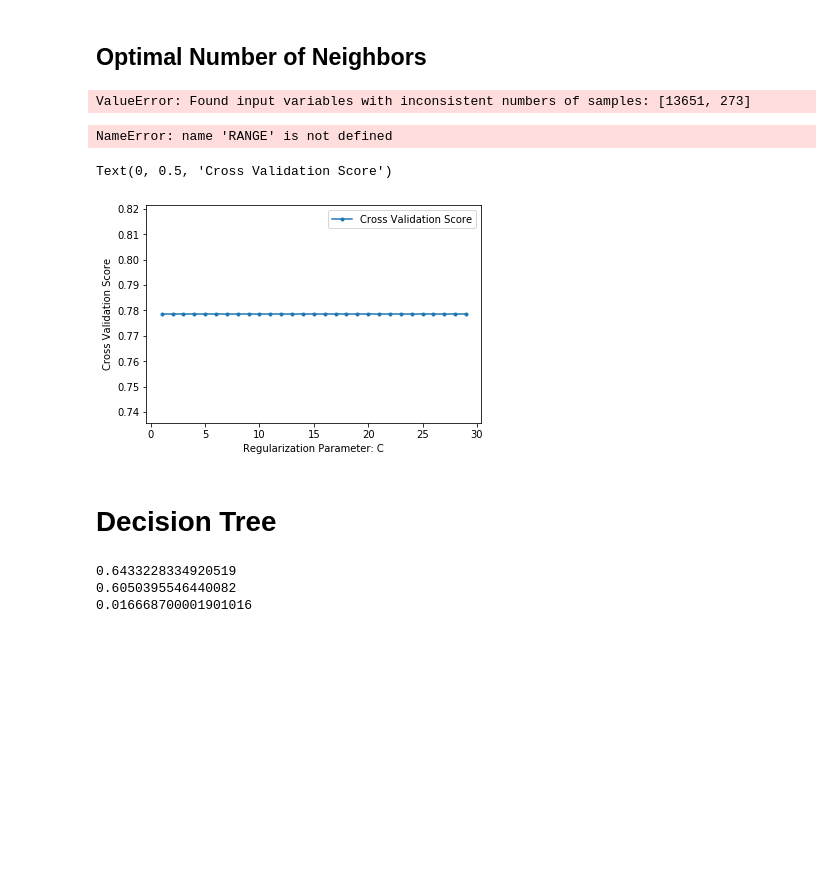
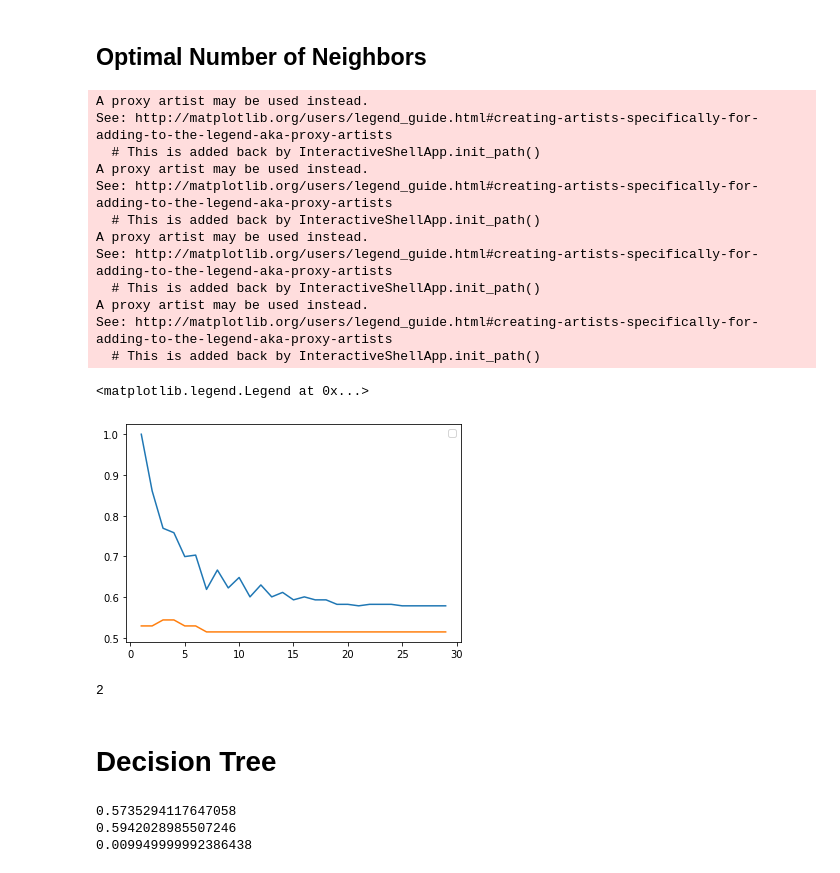
Before and after one commit to alireza-alizadegan/Hotel-Review, a Jupyter notebook: Modeling .ipynb, the cells around one changed output. Drawn from its saved outputs; the diff is of its cells as text; code cells hidden in the pictures; blank space fills up the shorter version.

```diff
--- a/Modeling .ipynb
+++ b/Modeling .ipynb
@@ -223,18 +223,24 @@ train_sample_df = train_df.sample(frac=0.02, random_state=42)
 test_sample_df = test_df.sample(frac=0.02, random_state=42)
 # %%
-X_train_sample = train_sample_df.iloc[:,:-1]
-y_train_sample = train_sample_df.iloc[:,-1]
+X_remainder_sample = remainder_sample_df.iloc[:,:-1]
+y_remainder_sample = remainder_sample_df.iloc[:,-1]
 X_test_sample = test_sample_df.iloc[:,:-1]
 y_test_sample = test_sample_df.iloc[:,-1]
+# %%
+# split data to training data and validation data
+from sklearn.model_selection import train_test_split
+X_train_sample, X_valid_sample, y_train_sample, y_valid_sample = train_test_split(X_remainder_sample, y_remainder_sample, test_size=0.25, random_state=42)
 # %%
 scaler = StandardScaler()
 X_train_sample_scale = scaler.fit_transform(X_train_sample)
+X_valid_sample_scale = scaler.transform(X_valid_sample)
 X_test_sample_scale = scaler.transform(X_test_sample)
 # %%
 # principle component analysis
 from sklearn.decomposition import PCA
 pca = PCA(n_components=200)
 X_train_sample_scale_pca = pca.fit_transform(X_train_sample_scale)
+X_valid_sample_scale_pca = pca.transform(X_valid_sample_scale)
 X_test_sample_scale_pca = pca.transform(X_test_sample_scale)
 # %%
 from sklearn.neighbors import KNeighborsClassifier
@@ -253,50 +260,46 @@ print(timeit.timeit())
 ## Optimal Number of Neighbors
 # %%
 train_accuracies = []
-test_accuracies = []
+valid_accuracies = []
 
 for n in range(1,30):
     knn = KNeighborsClassifier(n_neighbors=n).fit(X_train_sample_scale_pca, y_train_sample)
-    train_accuracies.append(knn.score(X_train_sample_scale_pca, y_train))
-    test_accuracies.append(knn.score(X_test_sample_scale_pca, y_test))
+    train_accuracies.append(knn.score(X_train_sample_scale_pca, y_train_sample))
+    valid_accuracies.append(knn.score(X_valid_sample_scale_pca, y_valid_sample))
 
 plt.plot(range(1,30), train_accuracies)
-plt.plot(range(1,30), test_accuracies)
+plt.plot(range(1,30), valid_accuracies)
+plt.legend(['train', 'valid'])
 # %% [output]
-ValueError: Found input variables with inconsistent numbers of samples: [13651, 273]
+A proxy artist may be used instead.
+See: http://matplotlib.org/users/legend_guide.html#creating-artists-specifically-for-adding-to-the-legend-aka-proxy-artists
+  # This is added back by InteractiveShellApp.init_path()
+A proxy artist may be used instead.
+See: http://matplotlib.org/users/legend_guide.html#creating-artists-specifically-for-adding-to-the-legend-aka-proxy-artists
+  # This is added back by InteractiveShellApp.init_path()
+A proxy artist may be used instead.
+See: http://matplotlib.org/users/legend_guide.html#creating-artists-specifically-for-adding-to-the-legend-aka-proxy-artists
+  # This is added back by InteractiveShellApp.init_path()
+A proxy artist may be used instead.
+See: http://matplotlib.org/users/legend_guide.html#creating-artists-specifically-for-adding-to-the-legend-aka-proxy-artists
+  # This is added back by InteractiveShellApp.init_path()
+<matplotlib.legend.Legend at 0x...>
+[figure, added]
-# %%
-from sklearn.model_selection import cross_val_score
-accuracies = []
-for n in range(1,30):
-    knn = KNeighborsClassifier(n_neighbors=n).fit(X_train_scale_pca, y_train)
-    cv_score = np.mean(cross_val_score(lr, X_train_scale_pca, y_train, cv = 5))
-
-    accuracies.append(cv_score)
-
-plt.plot(RANGE, accuracies, label="Cross Validation Score", marker='.')
-plt.legend()
-plt.xlabel('Regularization Parameter: C')
-plt.ylabel('Cross Validation Score')
-# %% [output]
-NameError: name 'RANGE' is not defined
-# %%
-plt.plot(range(1,30), accuracies, label="Cross Validation Score", marker='.')
-plt.legend()
-plt.xlabel('Regularization Parameter: C')
-plt.ylabel('Cross Validation Score')
-# %% [output]
-Text(0, 0.5, 'Cross Validation Score')
-[figure, removed]
+# %%
+best_n = np.argmax(valid_accuracies)
+best_n
+# %% [output]
+2
 # %% [markdown]
 # Decision Tree
 # %%
 from sklearn.tree import DecisionTreeClassifier
-dt = DecisionTreeClassifier()
+dt = DecisionTreeClassifier().fit(X_train_sample_scale_pca, y_train_sample)
 
-print(knn.score(X_train_scale_pca, y_train))
-print(knn.score(X_test_scale_pca, y_test))
+print(knn.score(X_train_sample_scale_pca, y_train_sample))
+print(knn.score(X_valid_sample_scale_pca, y_valid_sample))
 print(timeit.timeit())
 # %% [output]
-0.6433228334920519
-0.6050395546440082
-0.016668700001901016
+0.5735294117647058
+0.5942028985507246
+0.009949999992386438
```
Also changed, not shown: parts of 9 cells of this notebook.
